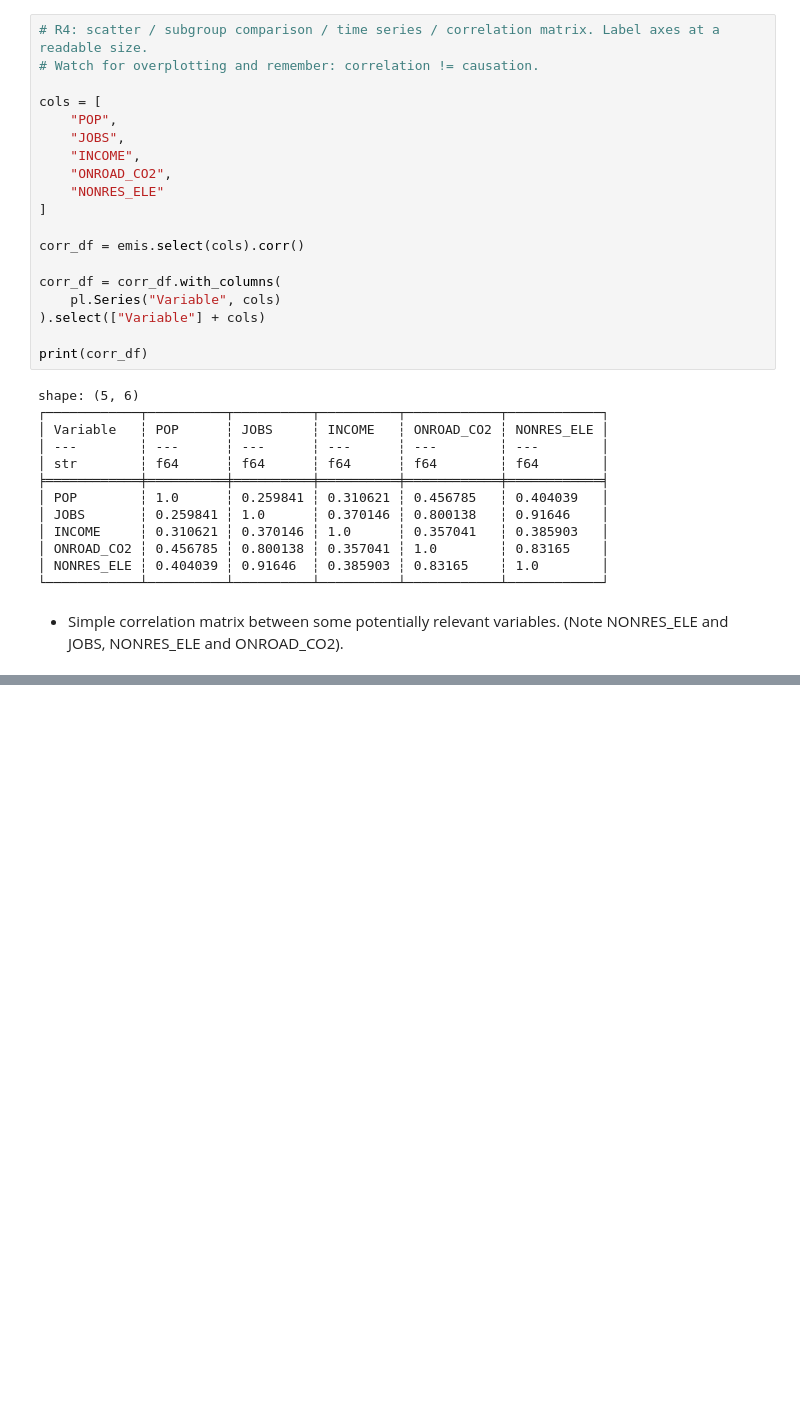
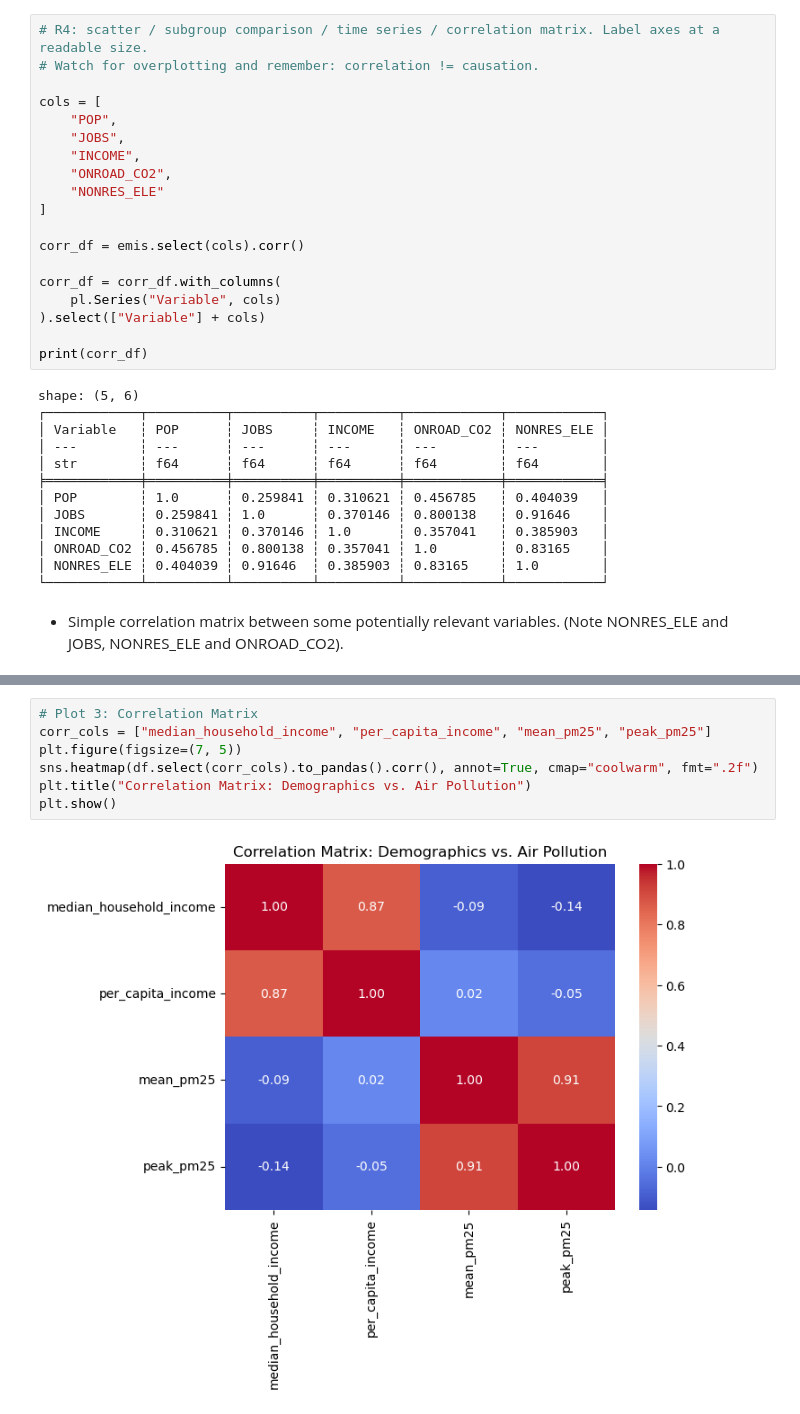
Before and after one commit to doctorplatypus/Socioeconomic-Health-Disparities, a Jupyter notebook: eda.ipynb, the cells around one changed output, grey strips where cells are left out. Drawn from its saved outputs; the diff is of its cells as text; blank space fills up the shorter version.

```diff
--- a/eda.ipynb
+++ b/eda.ipynb
@@ -924,0 +912,9 @@ Normalize by population instead of using raw totals, and look at transportation
+# %%
+# Plot 3: Correlation Matrix
+corr_cols = ["median_household_income", "per_capita_income", "mean_pm25", "peak_pm25"]
+plt.figure(figsize=(7, 5))
+sns.heatmap(df.select(corr_cols).to_pandas().corr(), annot=True, cmap="coolwarm", fmt=".2f")
+plt.title("Correlation Matrix: Demographics vs. Air Pollution")
+plt.show()
+# %% [output]
+[figure, added]
```
Also changed, not shown: parts of 36 cells of this notebook.
